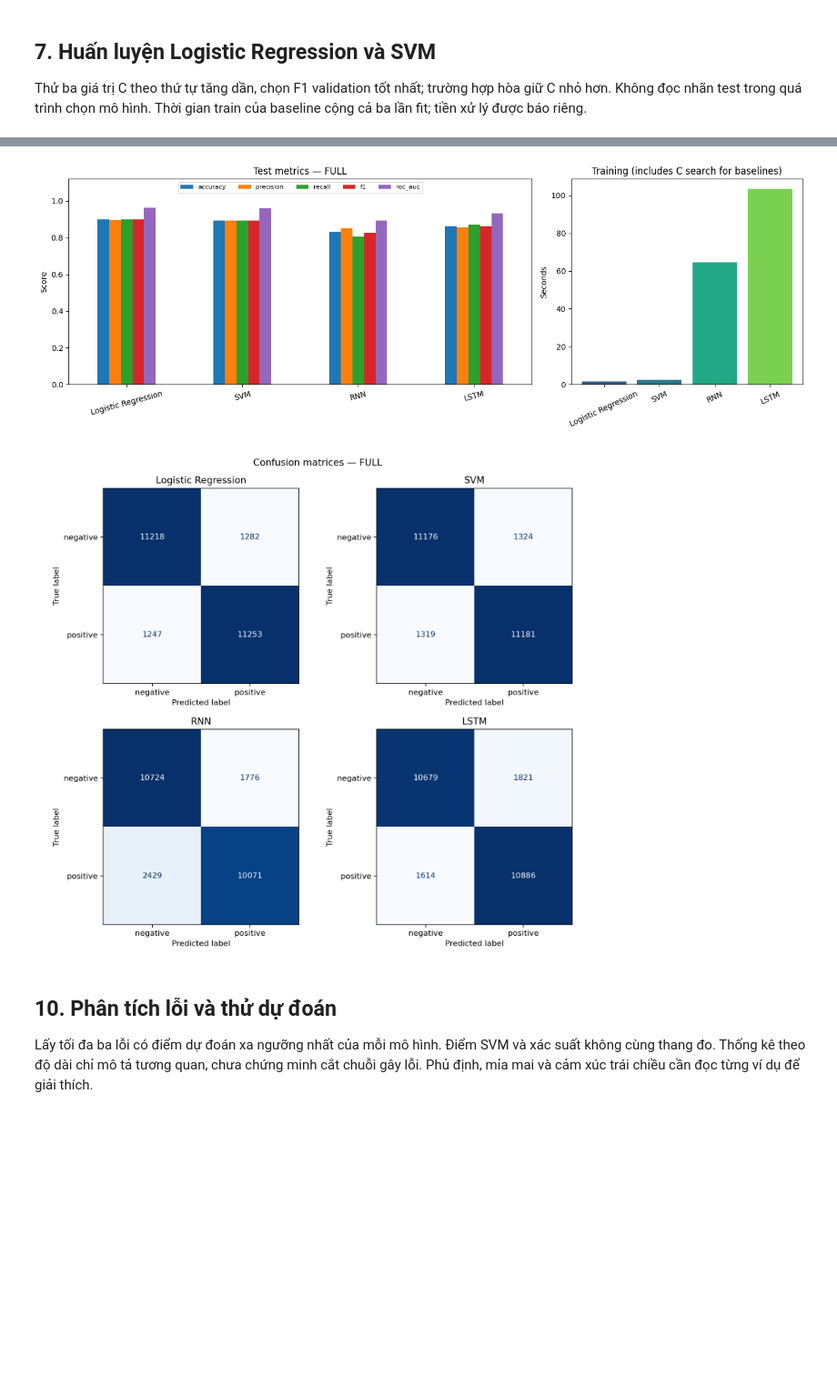
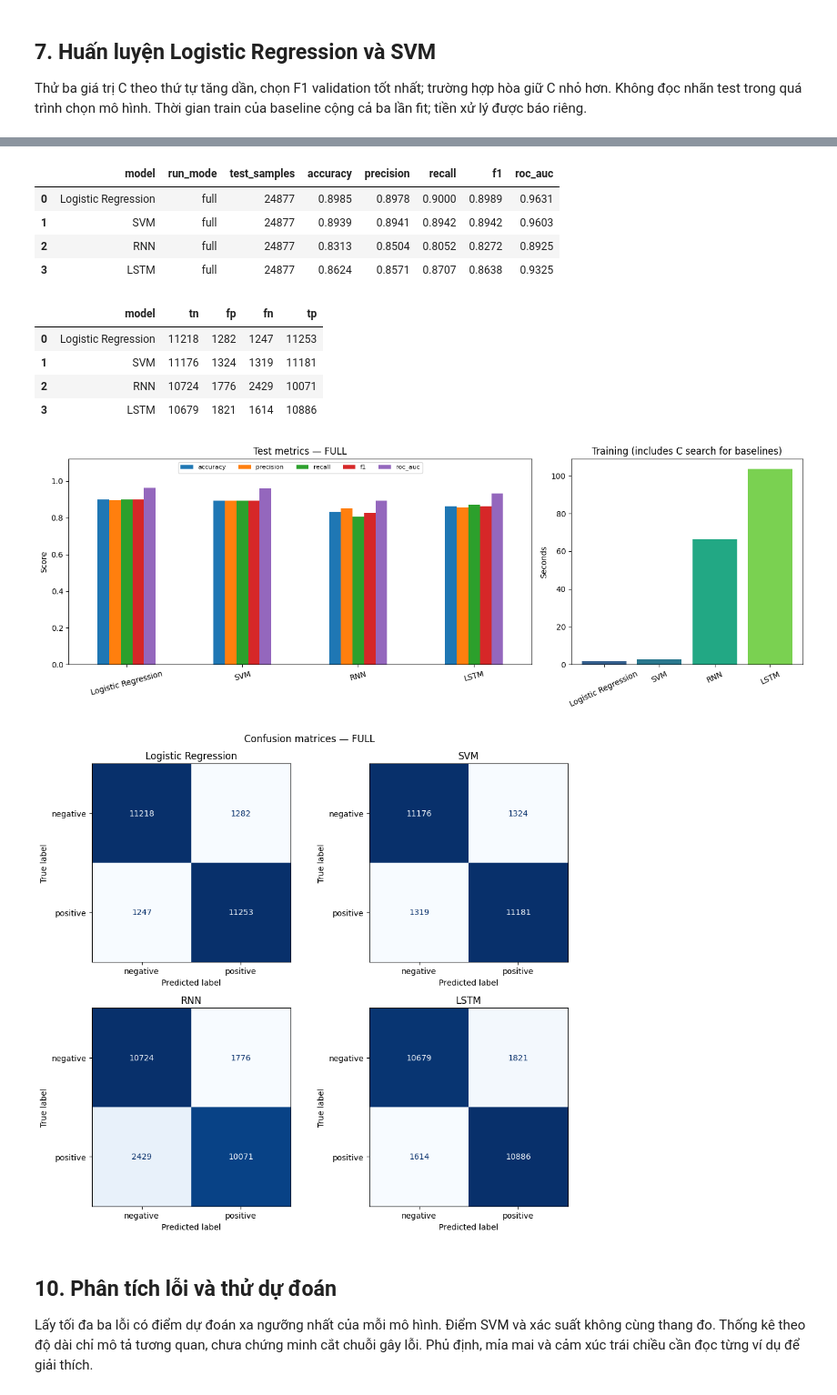
Before and after one commit to nengoiladang/Assignment_NLP_RNN_LSTM_GRU, a Jupyter notebook: IMDB_Sentiment_Analysis.ipynb, the cells around one changed output, grey strips where cells are left out. Shown at 91% size. Saved outputs shown, nothing was run; the diff lists cells and outputs as text; code cells hidden in the pictures; blank space fills up the shorter version.

```diff
--- a/IMDB_Sentiment_Analysis.ipynb
+++ b/IMDB_Sentiment_Analysis.ipynb
@@ -476,6 +624,9 @@ for name in ["RNN", "LSTM"]:
     best_epoch = int(hist.val_loss.idxmin())
     # Load checkpoint chọn bằng validation: khớp trọng số được dùng để đánh giá và xuất.
     best_model = tf.keras.models.load_model(MODEL_DIR / f"{name}.keras")
+    # EarlyStopping và checkpoint phải khôi phục cùng trọng số tốt nhất.
+    for restored_weight, checkpoint_weight in zip(model.get_weights(), best_model.get_weights()):
+        np.testing.assert_allclose(restored_weight, checkpoint_weight, rtol=0, atol=1e-7)
     neural_models[name], histories[name] = best_model, hist
     training_details[name] = {
         "train_seconds": elapsed, "epochs_run": len(hist), "best_epoch": best_epoch,
@@ -556,7 +731,7 @@ Chỉ đến đây mới tính dự đoán và chỉ số test. Không dùng k
 # %%
 model_order = ["Logistic Regression", "SVM", "RNN", "LSTM"]
 metric_rows, test_outputs = [], {}
-predictions_df = test_df[["review_id", "label", "n_tokens"]].copy()
+predictions_df = test_df[["review_id", "label", "n_tokens", "seen_in_development"]].copy()
 for name in model_order:
     start = time.perf_counter()
     if name == "SVM":
@@ -595,6 +770,35 @@ metrics.to_csv(OUTPUT_DIR / "metrics.csv", index=False, encoding="utf-8-sig")
 predictions_df.to_csv(OUTPUT_DIR / "test_predictions.csv", index=False, encoding="utf-8-sig")
 display(metrics.round(4))
 
+
+confusion_rows, nonoverlap_rows = [], []
+nonoverlap_mask = ~test_df.seen_in_development.to_numpy()
+assert nonoverlap_mask.any() and set(y_test[nonoverlap_mask]) == {0, 1}
+for name in model_order:
+    scores, predicted = test_outputs[name]["scores"], test_outputs[name]["predicted"]
+    confusion_rows.append({
+        "model": name,
+        "tn": int(((y_test == 0) & (predicted == 0)).sum()),
+        "fp": int(((y_test == 0) & (predicted == 1)).sum()),
+        "fn": int(((y_test == 1) & (predicted == 0)).sum()),
+        "tp": int(((y_test == 1) & (predicted == 1)).sum()),
+    })
+    truth, pred, score = y_test[nonoverlap_mask], predicted[nonoverlap_mask], scores[nonoverlap_mask]
+    nonoverlap_rows.append({
+        "model": name, "run_mode": RUN_MODE, "test_samples": len(truth),
+        "accuracy": accuracy_score(truth, pred),
+        "precision": precision_score(truth, pred, zero_division=0),
+        "recall": recall_score(truth, pred, zero_division=0),
+        "f1": f1_score(truth, pred, zero_division=0), "roc_auc": roc_auc_score(truth, score),
+    })
+confusion_counts = pd.DataFrame(confusion_rows)
+nonoverlap_metrics = pd.DataFrame(nonoverlap_rows)
+confusion_counts.to_csv(OUTPUT_DIR / "confusion_counts.csv", index=False, encoding="utf-8-sig")
+nonoverlap_metrics.to_csv(OUTPUT_DIR / "metrics_nonoverlap.csv", index=False, encoding="utf-8-sig")
+display(Markdown("**Kiểm tra phụ: test không trùng chính xác với train/validation sau làm sạch; giữ nguyên mô hình và ngưỡng.**"))
+display(nonoverlap_metrics.round(4))
+display(confusion_counts)
+
 fig, axes = plt.subplots(1, 2, figsize=(14, 5), gridspec_kw={"width_ratios": [2, 1]})
 metrics.set_index("model")[["accuracy", "precision", "recall", "f1", "roc_auc"]].plot.bar(
     ax=axes[0], rot=15, ylim=(0, 1.12))
@@ -626,5 +831,15 @@ plt.show()
+|  | model | run_mode | test_samples | accuracy | precision | recall | f1 | roc_auc |
+| 0 | Logistic Regression | full | 24877 | 0.8985 | 0.8978 | 0.9000 | 0.8989 | 0.9631 |
+| 1 | SVM | full | 24877 | 0.8939 | 0.8941 | 0.8942 | 0.8942 | 0.9603 |
+| 2 | RNN | full | 24877 | 0.8313 | 0.8504 | 0.8052 | 0.8272 | 0.8925 |
+| 3 | LSTM | full | 24877 | 0.8624 | 0.8571 | 0.8707 | 0.8638 | 0.9325 |
+|  | model | tn | fp | fn | tp |
+| 0 | Logistic Regression | 11218 | 1282 | 1247 | 11253 |
+| 1 | SVM | 11176 | 1324 | 1319 | 11181 |
+| 2 | RNN | 10724 | 1776 | 2429 | 10071 |
+| 3 | LSTM | 10679 | 1821 | 1614 | 10886 |
 [figure]
-[figure, old version]
+[figure, new version]
 # %% [markdown]
 ## 10. Phân tích lỗi và thử dự đoán
 Lấy tối đa ba lỗi có điểm dự đoán xa ngưỡng nhất của mỗi mô hình. Điểm SVM và xác suất không cùng thang đo. Thống kê theo độ dài chỉ mô tả tương quan, chưa chứng minh cắt chuỗi gây lỗi. Phủ định, mỉa mai và cảm xúc trái chiều cần đọc từng ví dụ để giải thích.
```
Also changed, not shown: parts of 28 cells of this notebook, 18 other files.
